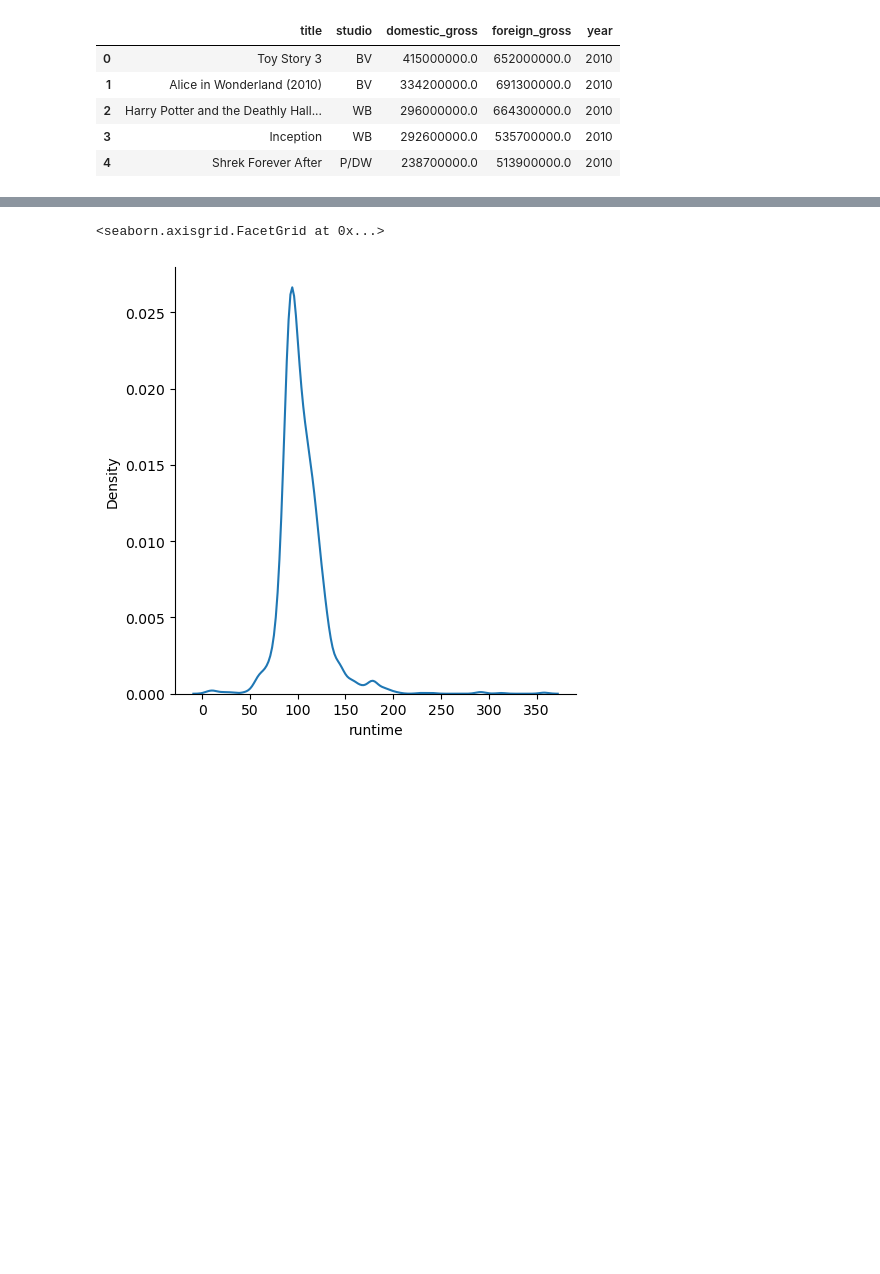
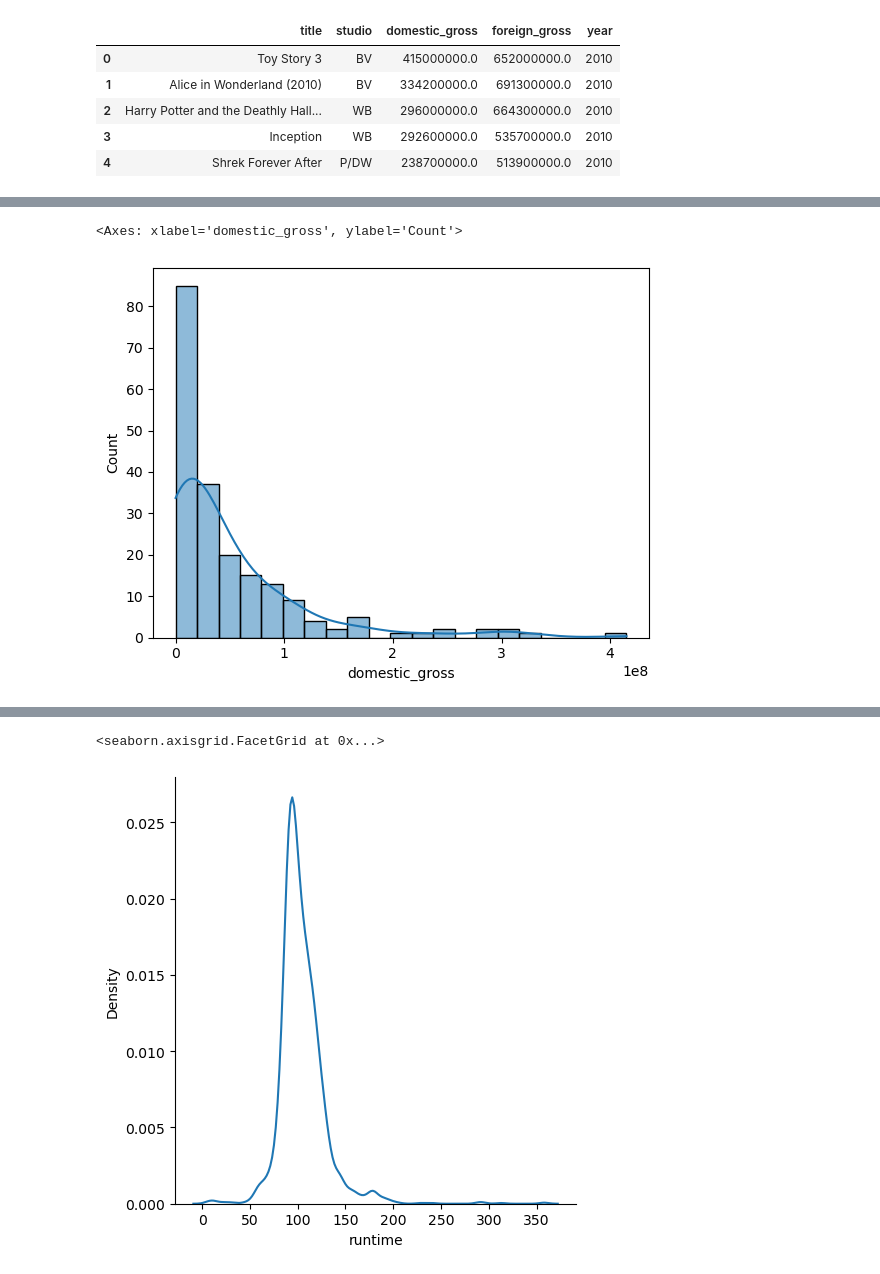
Before and after one commit to gkipkirui1/DSC_PT08P2_Phase_2_Project_Grp_1_Final, a Jupyter notebook: Index.ipynb, the cells around one changed output, grey strips where cells are left out. Saved outputs shown, nothing was run; the diff lists cells and outputs as text; code cells hidden in the pictures; blank space fills up the shorter version.

```diff
--- a/Index.ipynb
+++ b/Index.ipynb
@@ -687 +640,6 @@ cleaned_movie_gross.head()
+# %%
+sns.histplot(cleaned_movie_gross.head(200), x="domestic_gross", kde=True)
+# %% [output]
+<Axes: xlabel='domestic_gross', ylabel='Count'>
+[figure, added]
 # %%
```
Also changed, not shown: parts of 26 cells of this notebook, 2 other files.
